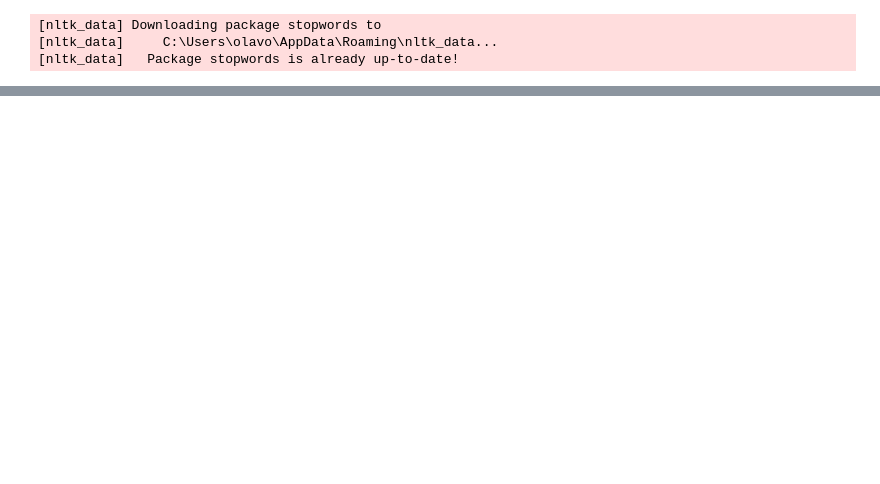
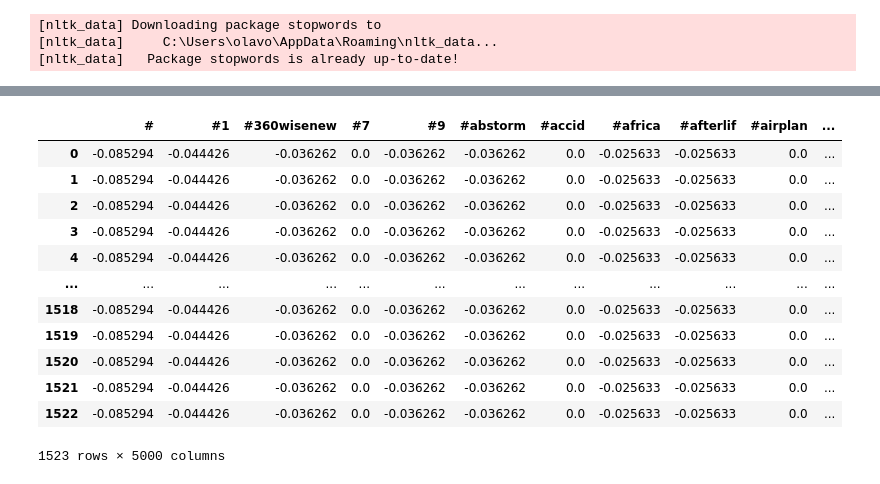
Before and after one commit to olavosamp/kaggle-real-or-not, a Jupyter notebook: data_exploration.ipynb, the cells around one changed output, grey strips where cells are left out. Saved outputs shown, nothing was run; the diff lists cells and outputs as text; code cells hidden in the pictures; blank space fills up the shorter version.

```diff
--- a/data_exploration.ipynb
+++ b/data_exploration.ipynb
@@ -246,0 +238,22 @@ vectorizer.fit_transform(train_proc['text'])
+# %%
+from libs.dataset import TextDataset
+
+val_processed_path   = Path(commons.dataset_path) / "val_processed.csv"
+val_dataloader = TextDataset(val_processed_path, target_column=commons.target_column_name,
+        normalize=True, balance=False)
+# %%
+val_dataloader.dataset
+# %% [output]
+|  | # | #1 | #360wisenew | #7 | #9 | #abstorm | #accid | #africa | #afterlif | #airplan | ... |
+| 0 | -0.085294 | -0.044426 | -0.036262 | 0.0 | -0.036262 | -0.036262 | 0.0 | -0.025633 | -0.025633 | 0.0 | ... |
+| 1 | -0.085294 | -0.044426 | -0.036262 | 0.0 | -0.036262 | -0.036262 | 0.0 | -0.025633 | -0.025633 | 0.0 | ... |
+| 2 | -0.085294 | -0.044426 | -0.036262 | 0.0 | -0.036262 | -0.036262 | 0.0 | -0.025633 | -0.025633 | 0.0 | ... |
+| 3 | -0.085294 | -0.044426 | -0.036262 | 0.0 | -0.036262 | -0.036262 | 0.0 | -0.025633 | -0.025633 | 0.0 | ... |
+| 4 | -0.085294 | -0.044426 | -0.036262 | 0.0 | -0.036262 | -0.036262 | 0.0 | -0.025633 | -0.025633 | 0.0 | ... |
+| ... | ... | ... | ... | ... | ... | ... | ... | ... | ... | ... | ... |
+| 1518 | -0.085294 | -0.044426 | -0.036262 | 0.0 | -0.036262 | -0.036262 | 0.0 | -0.025633 | -0.025633 | 0.0 | ... |
+| 1519 | -0.085294 | -0.044426 | -0.036262 | 0.0 | -0.036262 | -0.036262 | 0.0 | -0.025633 | -0.025633 | 0.0 | ... |
+| 1520 | -0.085294 | -0.044426 | -0.036262 | 0.0 | -0.036262 | -0.036262 | 0.0 | -0.025633 | -0.025633 | 0.0 | ... |
+| 1521 | -0.085294 | -0.044426 | -0.036262 | 0.0 | -0.036262 | -0.036262 | 0.0 | -0.025633 | -0.025633 | 0.0 | ... |
+| 1522 | -0.085294 | -0.044426 | -0.036262 | 0.0 | -0.036262 | -0.036262 | 0.0 | -0.025633 | -0.025633 | 0.0 | ... |
+1523 rows × 5000 columns
```
Also changed, not shown: parts of 17 cells of this notebook.
